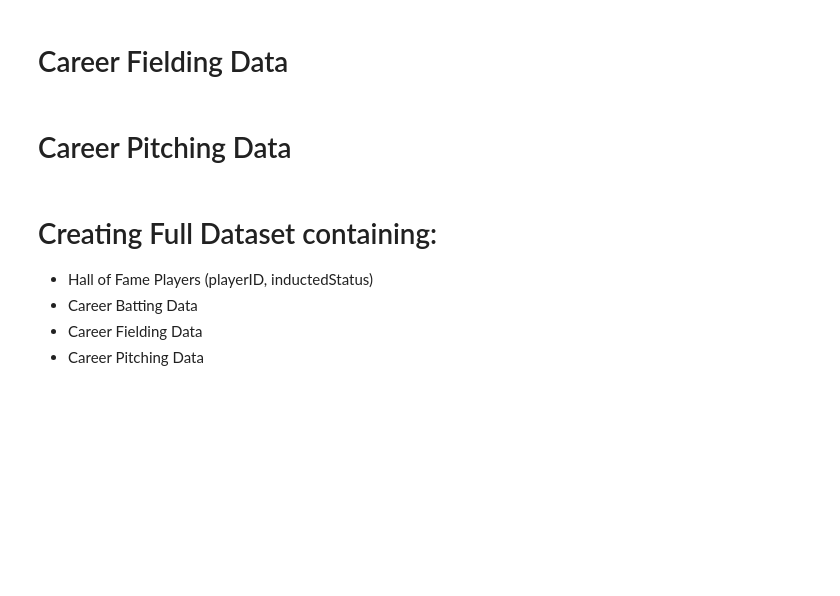
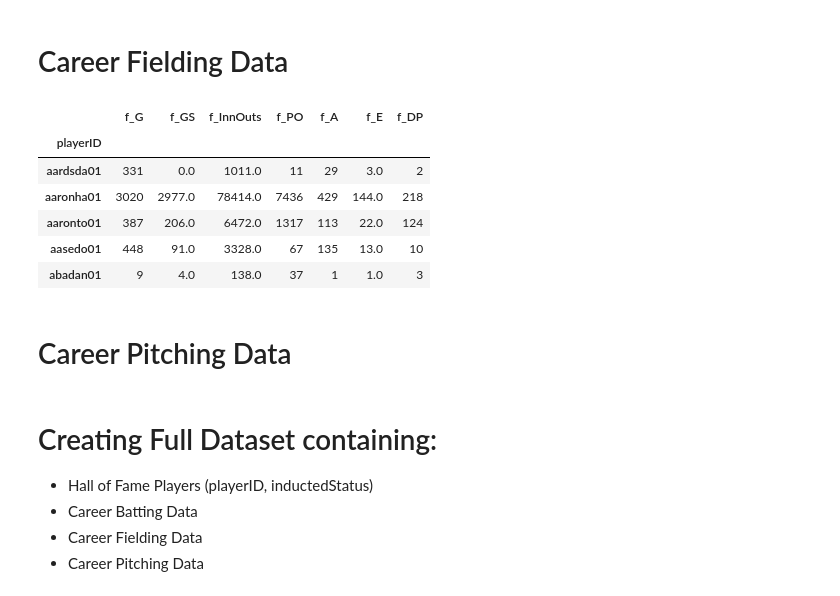
Before and after one commit to sting0312/GoldenGloves, a Jupyter notebook: golden-gloves.ipynb, the cells around one changed output. Cells and saved outputs as stored; diff of their text form; code cells hidden in the pictures; blank space fills up the shorter version.

```diff
--- a/golden-gloves.ipynb
+++ b/golden-gloves.ipynb
@@ -136,3 +139,6 @@ GIDP     165.0
 Name: bondsba01, dtype: float64
 # %% [markdown]
 # Career Fielding Data
+# %%
+# Importing data
+fielding_df = pd.read_csv("Resources/baseballdatabank-master/core/Fielding.csv")
@@ -139,3 +157,13 @@ Name: bondsba01, dtype: float64
+# %%
+career_fielding_df.head()
+# %% [output]
+|  | f_G | f_GS | f_InnOuts | f_PO | f_A | f_E | f_DP |
+| playerID |  |  |  |  |  |  |  |
+| aardsda01 | 331 | 0.0 | 1011.0 | 11 | 29 | 3.0 | 2 |
+| aaronha01 | 3020 | 2977.0 | 78414.0 | 7436 | 429 | 144.0 | 218 |
+| aaronto01 | 387 | 206.0 | 6472.0 | 1317 | 113 | 22.0 | 124 |
+| aasedo01 | 448 | 91.0 | 3328.0 | 67 | 135 | 13.0 | 10 |
+| abadan01 | 9 | 4.0 | 138.0 | 37 | 1 | 1.0 | 3 |
 # %% [markdown]
 # Career Pitching Data
 # %% [markdown]
```
Also changed, not shown: parts of 14 cells of this notebook.
